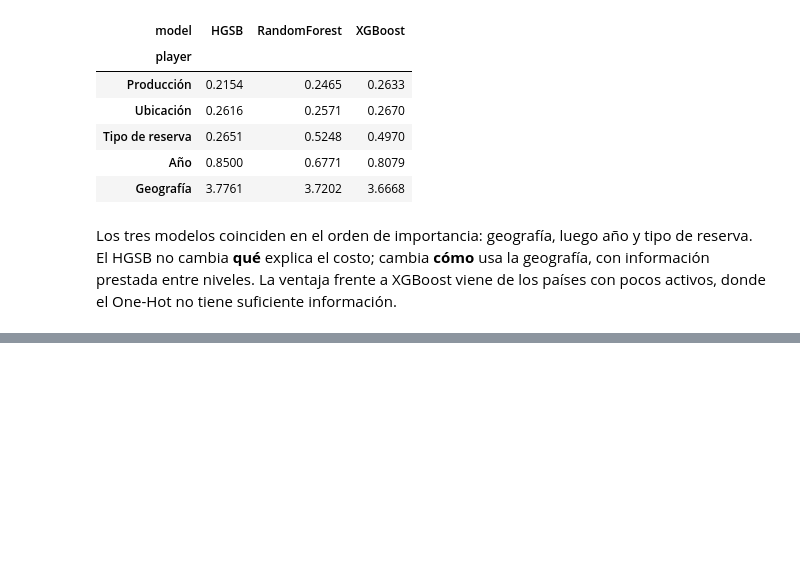
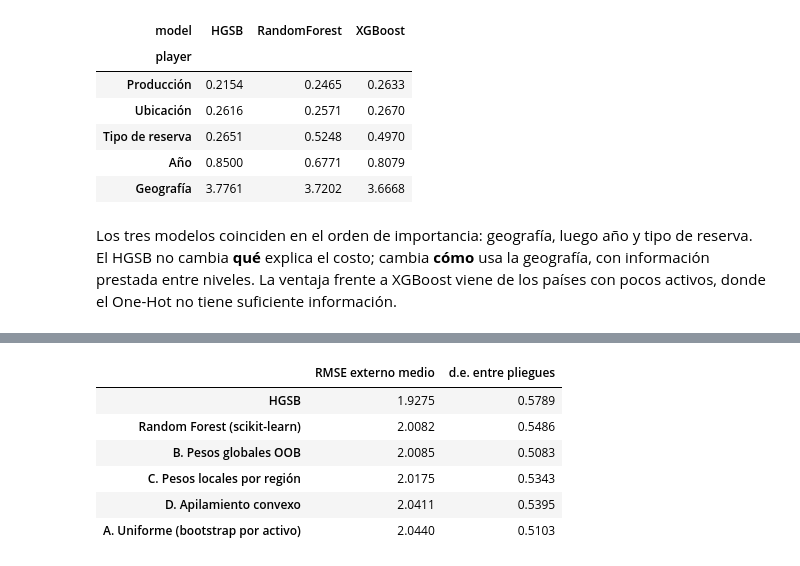
Before and after one commit to leonellatp-bit/ml-costo-upstream, a Jupyter notebook: book/05_modelo_original.ipynb, the cells around one changed output, grey strips where cells are left out. Drawn from its saved outputs; the diff is of its cells as text; code cells hidden in the pictures; blank space fills up the shorter version.

```diff
--- a/book/05_modelo_original.ipynb
+++ b/book/05_modelo_original.ipynb
@@ -318,0 +334,15 @@ frente a XGBoost viene de los países con pocos activos, donde el One-Hot no tie
+# %%
+wf = pd.read_csv(C.RESULTS_DIR / "weighted_forest" / "folds.csv")
+cols = {"A_uniforme": "A. Uniforme (bootstrap por activo)", "B_global": "B. Pesos globales OOB",
+        "C_local_region": "C. Pesos locales por región", "D_stacking": "D. Apilamiento convexo",
+        "RF_sklearn": "Random Forest (scikit-learn)", "HGSB": "HGSB"}
+pd.DataFrame({"RMSE externo medio": wf[list(cols)].mean().values,
+              "d.e. entre pliegues": wf[list(cols)].std(ddof=1).values}, index=list(cols.values())).sort_values("RMSE externo medio")
+# %% [output]
+|  | RMSE externo medio | d.e. entre pliegues |
+| HGSB | 1.9275 | 0.5789 |
+| Random Forest (scikit-learn) | 2.0082 | 0.5486 |
+| B. Pesos globales OOB | 2.0085 | 0.5083 |
+| C. Pesos locales por región | 2.0175 | 0.5343 |
+| D. Apilamiento convexo | 2.0411 | 0.5395 |
+| A. Uniforme (bootstrap por activo) | 2.0440 | 0.5103 |
```
Also changed, not shown: parts of 4 cells of this notebook, 20 other files.
